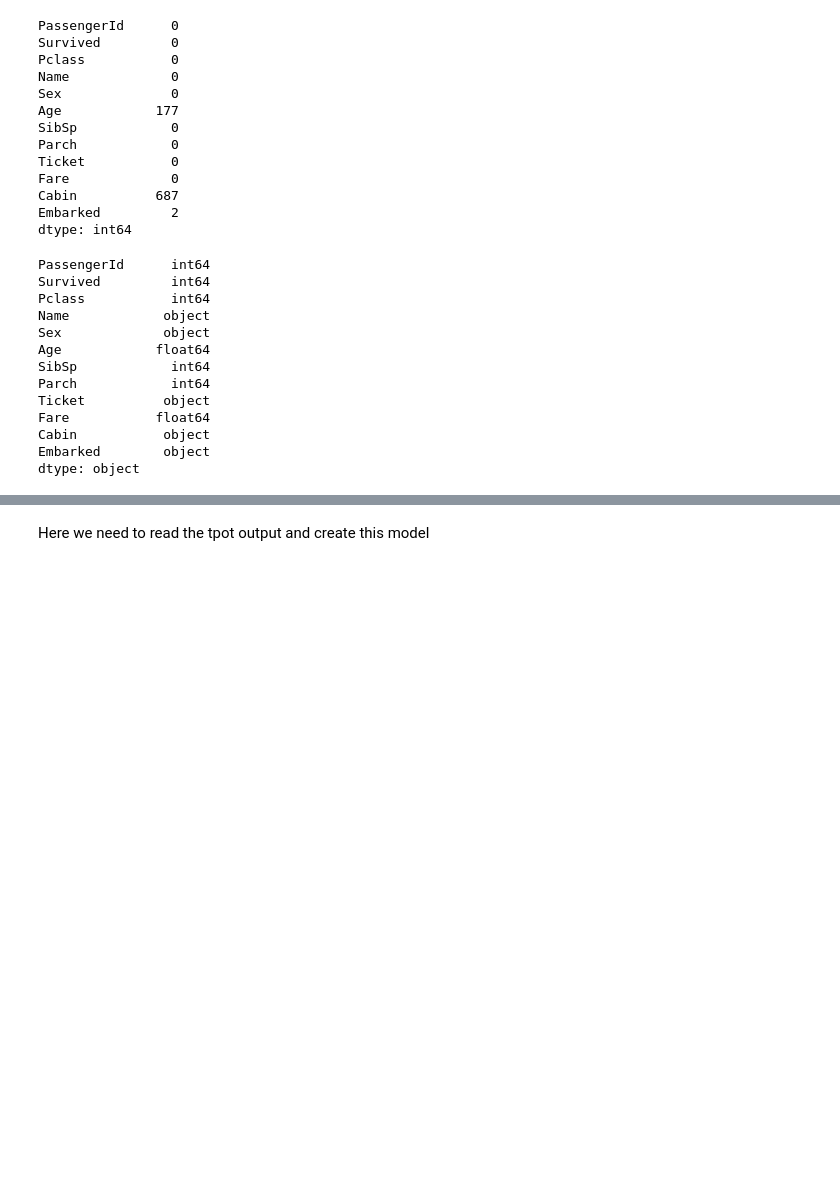
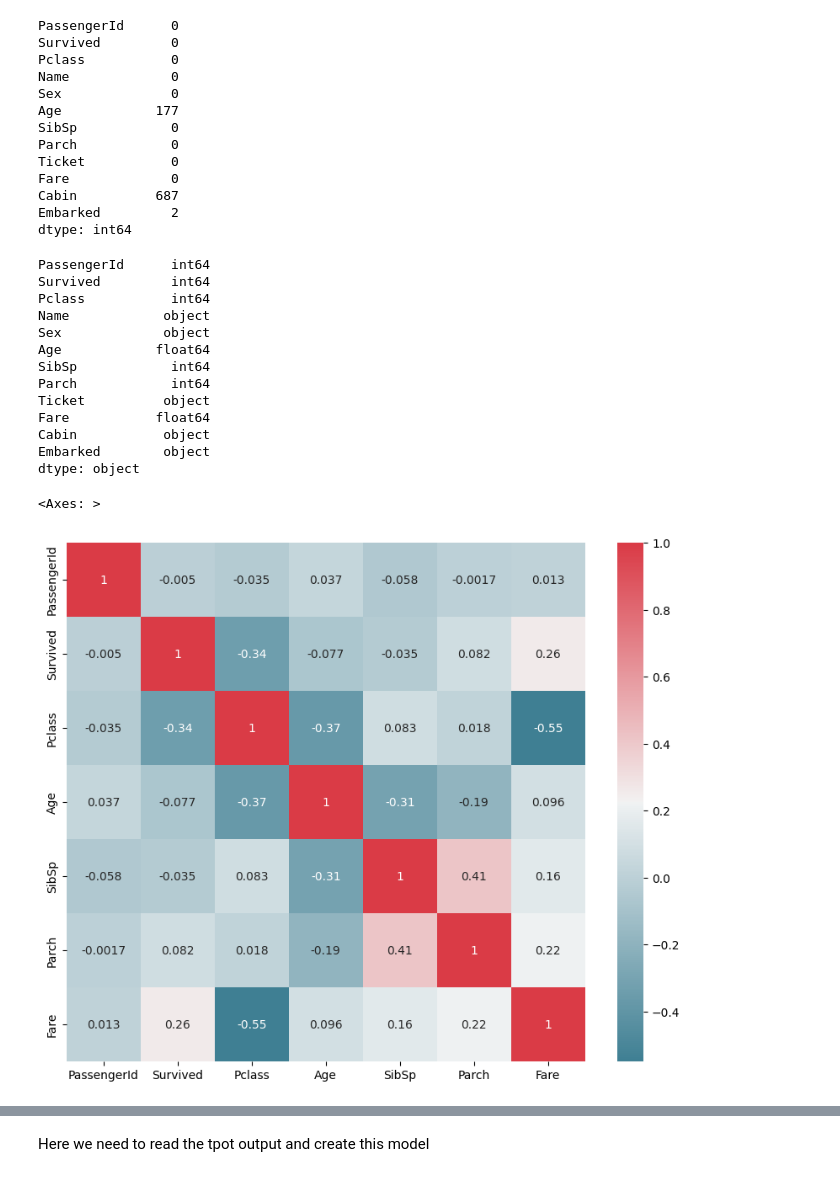
Before and after one commit to gugasth/Titanic, a Jupyter notebook: Titanic.ipynb, the cells around one changed output, grey strips where cells are left out. Drawn from its saved outputs; the diff is of its cells as text; code cells hidden in the pictures; blank space fills up the shorter version.

```diff
--- a/Titanic.ipynb
+++ b/Titanic.ipynb
@@ -76,6 +82,15 @@ Fare           float64
 Cabin           object
 Embarked        object
 dtype: object
+# %%
+f, ax = plt.subplots(figsize=(10, 8))
+corr = train_data.corr()
+sns.heatmap(corr, mask=np.zeros_like(corr, dtype=bool),
+            cmap=sns.diverging_palette(220, 10, as_cmap=True),
+            square=True, ax=ax, annot=True)
+# %% [output]
+<Axes: >
+[figure, added]
 # %%
 #@title Defining X and y (features and target)
 numeric_columns = ['Pclass', 'Age', 'SibSp', 'Parch', 'Fare']
```
Also changed, not shown: parts of 8 cells of this notebook.
